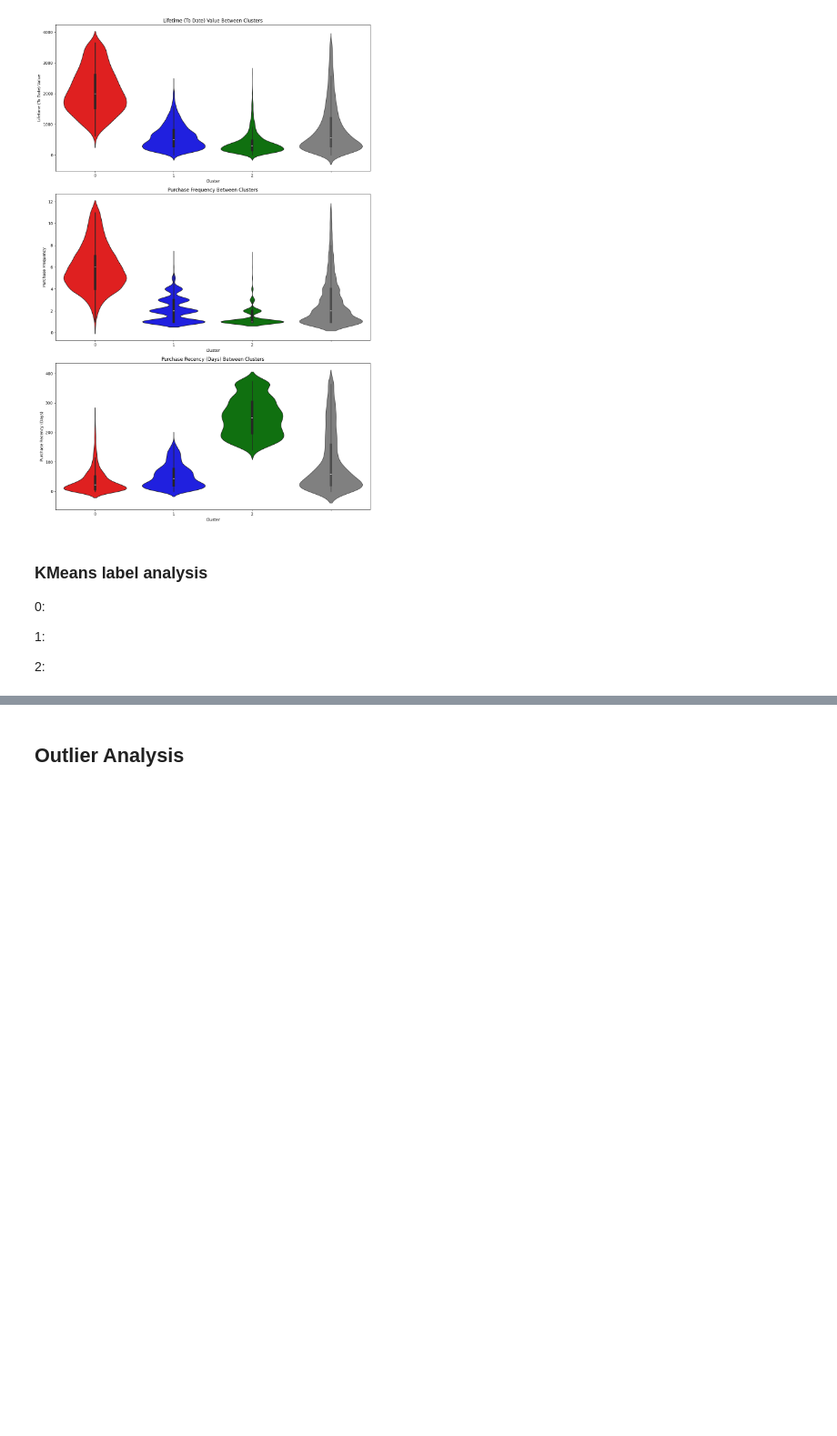
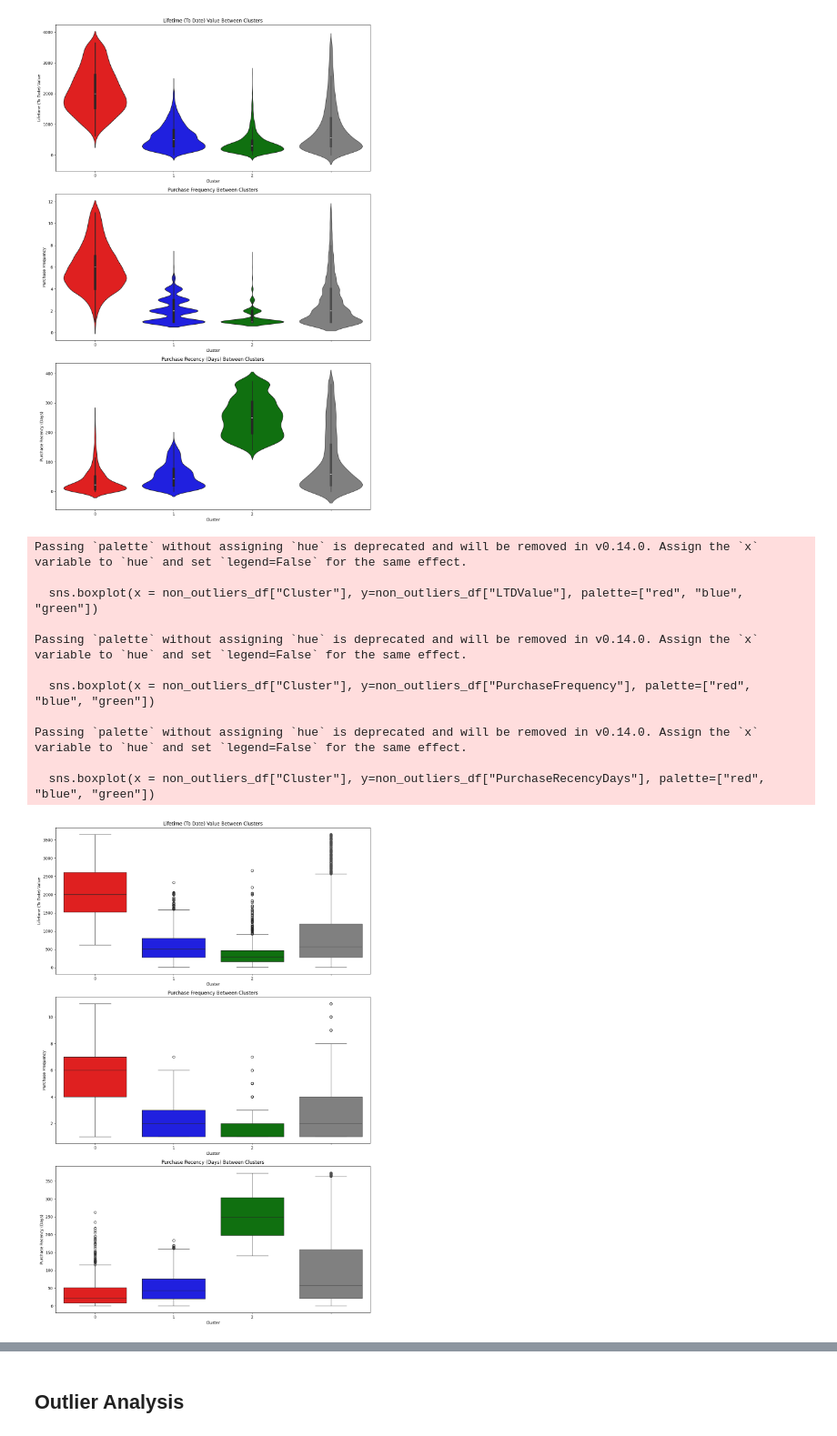
Before and after one commit to r0hankrishnan/retail_analysis, a Jupyter notebook: notebooks/kmeans.ipynb, the cells around one changed output, grey strips where cells are left out. Shown at 91% size. Cells and saved outputs as stored; diff of their text form; code cells hidden in the pictures; blank space fills up the shorter version.

```diff
--- a/notebooks/kmeans.ipynb
+++ b/notebooks/kmeans.ipynb
@@ -170,10 +170,39 @@ Passing `palette` without assigning `hue` is deprecated and will be removed in v
 
   sns.violinplot(x = non_outliers_df["Cluster"], y=non_outliers_df["PurchaseRecencyDays"], palette=["red", "blue", "green"])
 [figure]
-# %% [markdown]
-### KMeans label analysis
-0:
-
-1:
-
-2:
+# %%
+plt.figure(figsize = (12,18))
+
+plt.subplot(3,1,1)
+sns.boxplot(x = non_outliers_df["Cluster"], y=non_outliers_df["LTDValue"], palette=["red", "blue", "green"])
+sns.boxplot(y=non_outliers_df["LTDValue"], color="grey")
+plt.ylabel("Lifetime (To Date) Value")
+plt.title("Lifetime (To Date) Value Between Clusters")
+
+plt.subplot(3,1,2)
+sns.boxplot(x = non_outliers_df["Cluster"], y=non_outliers_df["PurchaseFrequency"], palette=["red", "blue", "green"])
+sns.boxplot(y=non_outliers_df["PurchaseFrequency"], color="grey")
+plt.ylabel("Purchase Frequency")
+plt.title("Purchase Frequency Between Clusters")
+
+plt.subplot(3,1,3)
+sns.boxplot(x = non_outliers_df["Cluster"], y=non_outliers_df["PurchaseRecencyDays"], palette=["red", "blue", "green"])
+sns.boxplot(y=non_outliers_df["PurchaseRecencyDays"], color="grey")
+plt.ylabel("Purchase Recency (Days)")
+plt.title("Purchase Recency (Days) Between Clusters")
+
+plt.tight_layout()
+plt.show()
+# %% [output]
+Passing `palette` without assigning `hue` is deprecated and will be removed in v0.14.0. Assign the `x` variable to `hue` and set `legend=False` for the same effect.
+
+  sns.boxplot(x = non_outliers_df["Cluster"], y=non_outliers_df["LTDValue"], palette=["red", "blue", "green"])
+
+Passing `palette` without assigning `hue` is deprecated and will be removed in v0.14.0. Assign the `x` variable to `hue` and set `legend=False` for the same effect.
+
+  sns.boxplot(x = non_outliers_df["Cluster"], y=non_outliers_df["PurchaseFrequency"], palette=["red", "blue", "green"])
+
+Passing `palette` without assigning `hue` is deprecated and will be removed in v0.14.0. Assign the `x` variable to `hue` and set `legend=False` for the same effect.
+
+  sns.boxplot(x = non_outliers_df["Cluster"], y=non_outliers_df["PurchaseRecencyDays"], palette=["red", "blue", "green"])
+[figure, added]
```
Also changed, not shown: parts of 12 cells of this notebook, 2 other files.
